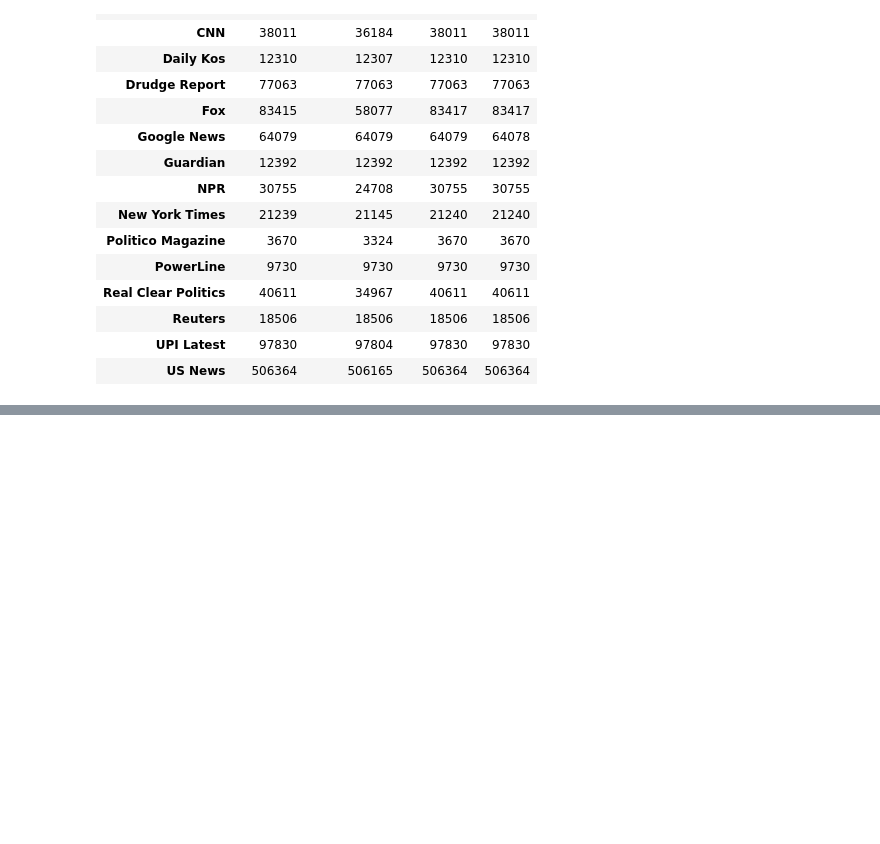
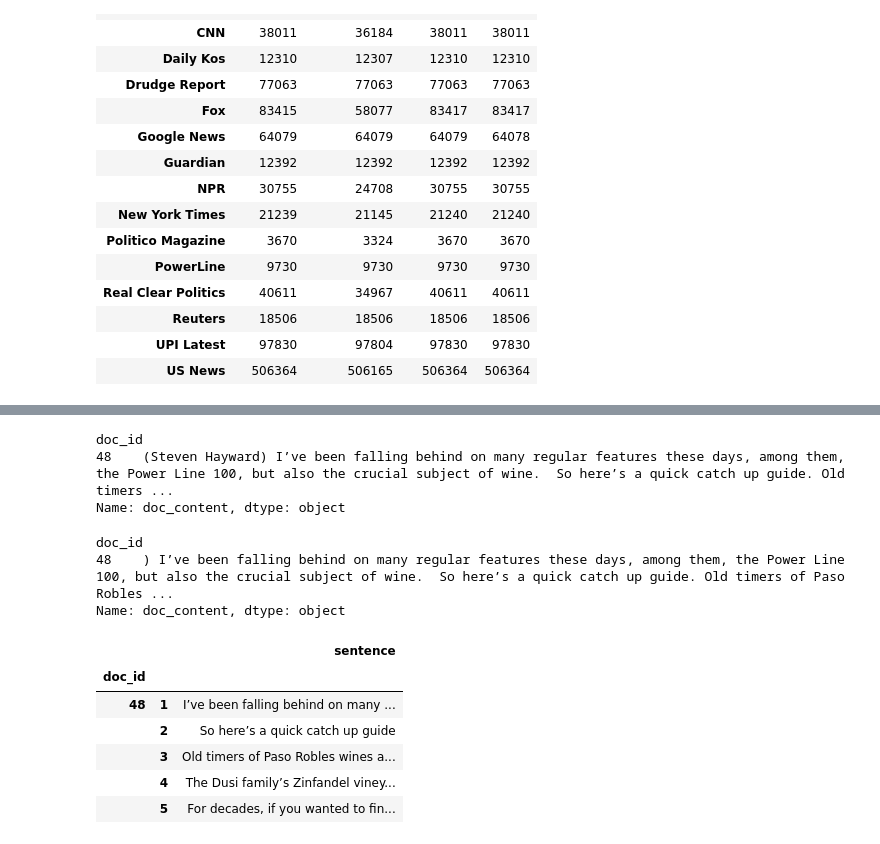
Before and after one commit to matthew-e-thomas/NLP_Project_Newzy, a Jupyter notebook: Powerline_Politico_OHCO.ipynb, the cells around one changed output, grey strips where cells are left out. Saved outputs shown, nothing was run; the diff lists cells and outputs as text; code cells hidden in the pictures; blank space fills up the shorter version.

```diff
--- a/Powerline_Politico_OHCO.ipynb
+++ b/Powerline_Politico_OHCO.ipynb
@@ -56 +46,4 @@ newzy_filtered = newzy[newzy['doc_content'].str.len() > 1000]
+# %%
+#filter out very short articles
+powerline = powerline[powerline['doc_content'].str.len() > 300]
 # %%
@@ -59,0 +74,17 @@ len(newzy_filtered)
+# %%
+#get rid of the jquery stuff
+powerline['doc_content'] = powerline['doc_content'].str.replace(r'if\(typeof\(jQuery.*', '')
+# %%
+powerline.doc_content[:1]
+# %% [output]
+doc_id
+48    (Steven Hayward) I’ve been falling behind on many regular features these days, among them, the Power Line 100, but also the crucial subject of wine.  So here’s a quick catch up guide. Old timers ...
+Name: doc_content, dtype: object
+# %%
+#Take out authors in parantheses. This will delete some other words unfortunately
+powerline['doc_content'] = powerline['doc_content'].str.replace(r'\([\w\s]*', '')
+powerline.doc_content[:1]
+# %% [output]
+doc_id
+48    ) I’ve been falling behind on many regular features these days, among them, the Power Line 100, but also the crucial subject of wine.  So here’s a quick catch up guide. Old timers of Paso Robles ...
+Name: doc_content, dtype: object
@@ -59,0 +95,11 @@ len(newzy_filtered)
+# %%
+dfs = dfs[~dfs['sentence'].str.match(r'^\s*$')] # Remove empty sentences
+dfs.head()
+# %% [output]
+|  |  | sentence |
+| doc_id |  |  |
+| 48 | 1 | I’ve been falling behind on many ... |
+|  | 2 | So here’s a quick catch up guide |
+|  | 3 | Old timers of Paso Robles wines a... |
+|  | 4 | The Dusi family’s Zinfandel viney... |
+|  | 5 | For decades, if you wanted to fin... |
```
Also changed, not shown: parts of 13 cells of this notebook.
